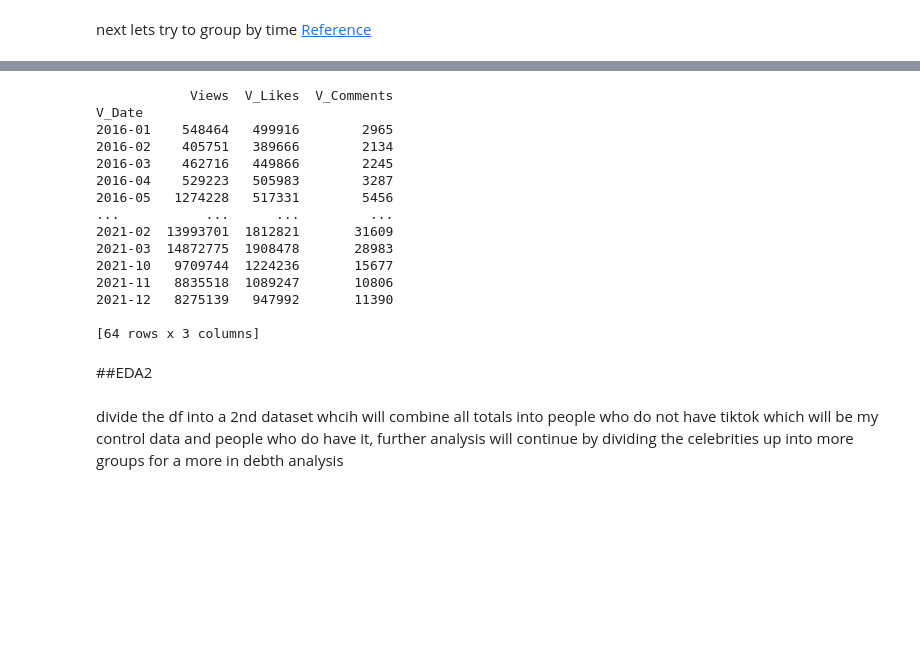
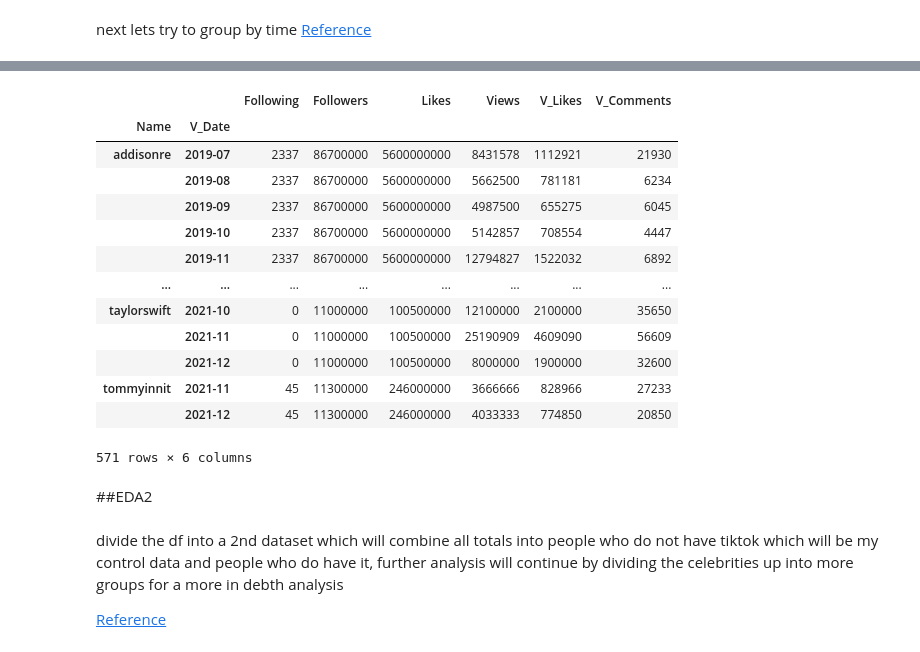
Before and after one commit to nikodemadamski/FYP, a Jupyter notebook: FYP.ipynb, the cells around one changed output, grey strips where cells are left out. Drawn from its saved outputs; the diff is of its cells as text; code cells hidden in the pictures; blank space fills up the shorter version.

```diff
--- a/FYP.ipynb
+++ b/FYP.ipynb
@@ -196,10 +168,10 @@ df2["V_Date"] = pd.to_datetime(df2["V_Date"])
 # %% [markdown]
 next lets try to group by time
   [Reference](https://stackoverflow.com/questions/65471540/get-monthly-average-in-pandas)
+# %%
+df3 = df2.groupby(['Name',pd.PeriodIndex(df2['V_Date'],
+                                          freq="M")]).mean()
 # %%
 tList = ['Following','Followers','Likes','Views','V_Likes','V_Comments']
 for x in tList:
-  df2[x]=df2[x].astype(int)
+  df3[x]=df3[x].astype(int)
-# %%
-df3 = df2.groupby(pd.PeriodIndex(df2['V_Date'], freq="M"))['Views','V_Likes','V_Comments'].mean()
-print(df3)
@@ -230,26 +189,27 @@ dtype: object
 tList = ['Views','V_Likes','V_Comments']
 for x in tList:
   df3[x]=df3[x].astype(int)
-# %%
-print(df3)
-# %% [output]
-            Views  V_Likes  V_Comments
-V_Date
-2016-01    548464   499916        2965
-2016-02    405751   389666        2134
-2016-03    462716   449866        2245
-2016-04    529223   505983        3287
-2016-05   1274228   517331        5456
-...           ...      ...         ...
-2021-02  13993701  1812821       31609
-2021-03  14872775  1908478       28983
-2021-10   9709744  1224236       15677
-2021-11   8835518  1089247       10806
-2021-12   8275139   947992       11390
-
-[64 rows x 3 columns]
+# %%
+df3
+# %% [output]
+|  |  | Following | Followers | Likes | Views | V_Likes | V_Comments |
+| Name | V_Date |  |  |  |  |  |  |
+| addisonre | 2019-07 | 2337 | 86700000 | 5600000000 | 8431578 | 1112921 | 21930 |
+|  | 2019-08 | 2337 | 86700000 | 5600000000 | 5662500 | 781181 | 6234 |
+|  | 2019-09 | 2337 | 86700000 | 5600000000 | 4987500 | 655275 | 6045 |
+|  | 2019-10 | 2337 | 86700000 | 5600000000 | 5142857 | 708554 | 4447 |
+|  | 2019-11 | 2337 | 86700000 | 5600000000 | 12794827 | 1522032 | 6892 |
+| ... | ... | ... | ... | ... | ... | ... | ... |
+| taylorswift | 2021-10 | 0 | 11000000 | 100500000 | 12100000 | 2100000 | 35650 |
+|  | 2021-11 | 0 | 11000000 | 100500000 | 25190909 | 4609090 | 56609 |
+|  | 2021-12 | 0 | 11000000 | 100500000 | 8000000 | 1900000 | 32600 |
+| tommyinnit | 2021-11 | 45 | 11300000 | 246000000 | 3666666 | 828966 | 27233 |
+|  | 2021-12 | 45 | 11300000 | 246000000 | 4033333 | 774850 | 20850 |
+571 rows × 6 columns
 # %% [markdown]
 ##EDA2
 # %% [markdown]
-divide the df into a 2nd dataset whcih will combine all totals into people who do not have tiktok which will be my control data and people who do have it,
+divide the df into a 2nd dataset which will combine all totals into people who do not have tiktok which will be my control data and people who do have it,
 further analysis will continue by dividing the celebrities up into more groups for a more in debth analysis
+
+  [Reference](https://stackoverflow.com/questions/19071199/drop-columns-whose-name-contains-a-specific-string-from-pandas-dataframe)
```
Also changed, not shown: parts of 63 cells of this notebook.
